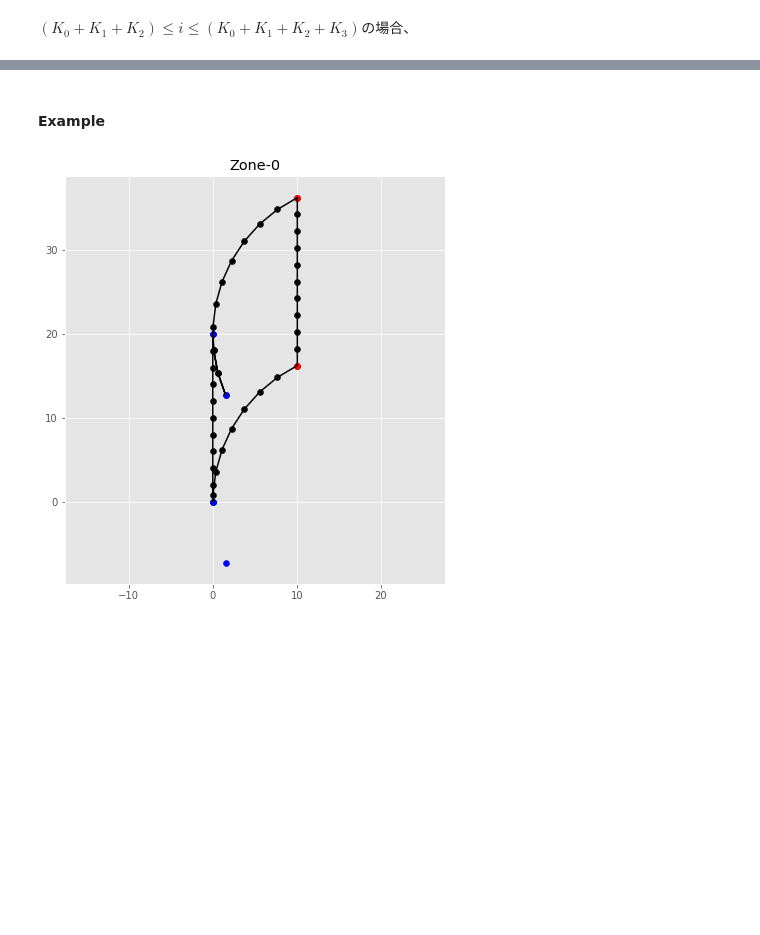
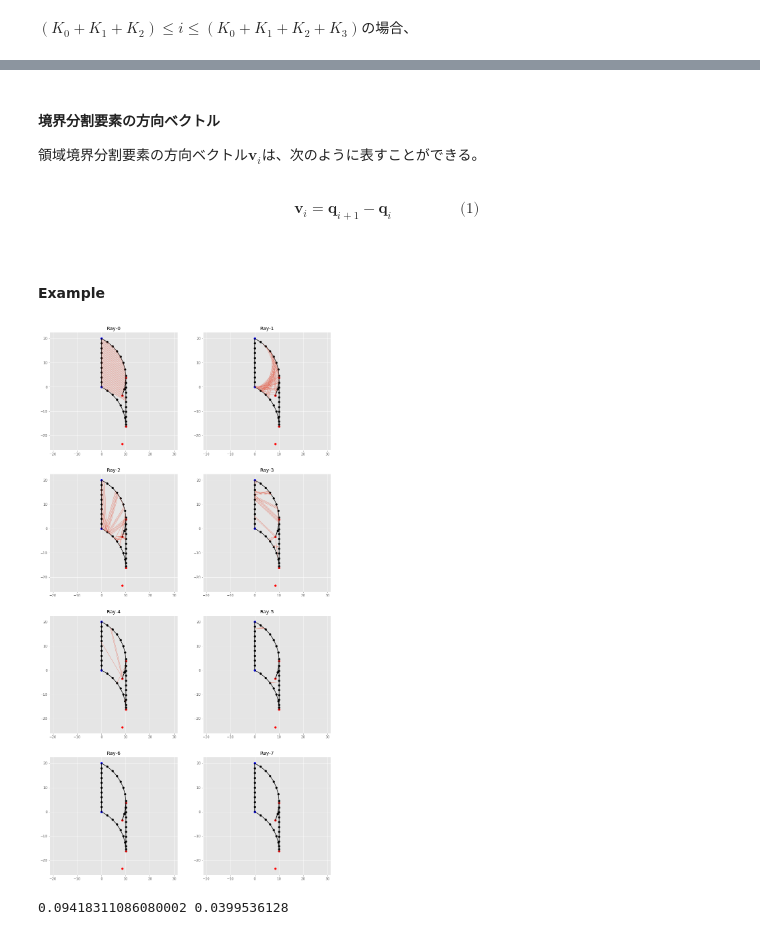
Before and after one commit to TerukiKOJIMA/WindowThermalSpec, a Jupyter notebook: HorizontalBlindAngularProperty.ipynb, the cells around one changed output, grey strips where cells are left out. Cells and saved outputs as stored; diff of their text form; code cells hidden in the pictures; blank space fills up the shorter version.

```diff
--- a/HorizontalBlindAngularProperty.ipynb
+++ b/HorizontalBlindAngularProperty.ipynb
@@ -1236,6 +734,7 @@ def position_vector_curve_q(L, K, qd, A, B, C, D, Ad, Bd, Cd, Dd, out_pt, in_pt)
 
     Kn = np.array([in_pt[0], K[0] - (out_pt[0] + out_pt[1]), in_pt[1], K[1],
                    in_pt[2], K[2] - (out_pt[2] + out_pt[3]), in_pt[3], K[3] + 1])
+
 
     if out_pt[0] != 0 or out_pt[1] != 0: Kn[1] = K[0] + 1 - (out_pt[0] + out_pt[1])
     if out_pt[2] != 0 or out_pt[3] != 0: Kn[6] = K[2] + 1 - (out_pt[2] + out_pt[3])
@@ -1285,13 +784,24 @@ def position_vector_curve_q(L, K, qd, A, B, C, D, Ad, Bd, Cd, Dd, out_pt, in_pt)
     for i in range(sKn[len(Kn)-1]):
         qn[i] -= Ad
 
-    return qn, sKn[len(Kn)-1] - 1
+    return qn, sKn
+# %% [markdown]
+#### 境界分割要素の方向ベクトル
+
+領域境界分割要素の方向ベクトル$\boldsymbol{v}_i$は、次のように表すことができる。
+# %% [markdown]
+$$
+\begin{eqnarray}
+ &\displaystyle \boldsymbol{v}_i = \boldsymbol{q}_{i+1} - \boldsymbol{q}_i& \qquad\qquad\text{(1)} \nonumber\\
+\end{eqnarray}
+$$
 # %%
 #領域境界の分割要素の方向ベクトル
 def direction_vector(q, sK):
-    v = np.empty((sK, 2), dtype=object)
-    for i in range(sK):
-        v[i] = [q[i+1][0] - q[i][0], q[i+1][1] - q[i][1]]
+
+    v = np.empty((sK[len(sK) - 1] - 1, 2), dtype=object)
+    for i in range(sK[len(sK) - 1] - 1):
+        v[i] = q[i + 1] - q[i]
 
     return v
 # %% [markdown]
@@ -1299,7 +809,7 @@ def direction_vector(q, sK):
 # %%
 if __name__ == '__main__':
     #hbl_input( W, d, S, REFUS, REFUD, REFLS, REFLD, psi, phi )
-    hbl = hbl_input( 25., 5., 20., 0.8, 0.8, 0.2, 0.2, 70., 30. )#d<0未考慮, dが大きすぎると下のスラットを貫通する場合がある
+    hbl = hbl_input( 25., 5., 20., 0.8, 0.8, 0.2, 0.2, -70., 30. )#d<0未考慮, dが大きすぎると下のスラットを貫通する場合がある
     #hbl = hbl_input( 25., 0., 20., 0.8, 0.8, 0.2, 0.2, 70., 30. )
 
     # W：スラット幅 (mm)
@@ -1313,6 +823,8 @@ if __name__ == '__main__':
     # phi：プロファイル角 (°)
 
     K = np.array([10, 10, 10, 10])       #領域境界の微小線分要素分割数(各境界)
+    M = 100                              #入射開口の微小線分要素分割数
+    lmax = 100                           #最大反射回数
 
     A = slat_edge_position(hbl)[0]
     B = slat_edge_position(hbl)[1]
@@ -1336,33 +848,62 @@ if __name__ == '__main__':
     elif hbl.d != 0:
         qd = position_vector_curve_qd(hbl, K, O, r, theta, A, B, C, D, Ad, Bd, Cd, Dd)
 
         out_pt = position_specific_qd(hbl, K, qd, A, B, C, D, Ad, Bd, Cd, Dd)[0]
         in_pt = position_specific_qd(hbl, K, qd, A, B, C, D, Ad, Bd, Cd, Dd)[1]
 
         q = position_vector_curve_q(hbl, K, qd, A, B, C, D, Ad, Bd, Cd, Dd, out_pt, in_pt)[0]
         sK = position_vector_curve_q(hbl, K, qd, A, B, C, D, Ad, Bd, Cd, Dd, out_pt, in_pt)[1]
 
-    l = 2
+    v = direction_vector(q, sK)
+
+    tau_s = specular_reflection(hbl, M, lmax, sK)[0]
+    rho_s = specular_reflection(hbl, M, lmax, sK)[1]
+
+    p = specular_reflection(hbl, M, lmax, sK)[2]
+    s = specular_reflection(hbl, M, lmax, sK)[3]
+
+    l = specular_reflection(hbl, M, lmax, sK)[4]
+
+    #グラフの描画
+    gx = np.empty((M, lmax, 2), dtype=object)
+    gy = np.empty((M, lmax, 2), dtype=object)
+    for ll in range(l):
+        for m in range(0, M, 2):
+            gx[m][ll] = [p[m][ll][0], p[m][ll + 1][0]]
+            gy[m][ll] = [p[m][ll][1], p[m][ll + 1][1]]
+
+
+    #l = 2
     ax = np.empty(l, dtype = np.object)
     fig = plt.figure(figsize = (15, 7.5 * ((l + 1) // 2)))
     plt.style.use('ggplot')
 
     for ll in range(l-1):
         ax[ll] = fig.add_subplot((l+1) // 2, 2, ll + 1)
-        ax[ll].set_title('Zone-' + str(ll))
+        ax[ll].set_title('Ray-' + str(ll))
         ax[ll].plot(q[:, 0], q[:, 1], color='k')
         ax[ll].scatter(q[:, 0], q[:, 1], color='k')
 
         ax[ll].scatter(A[0]-Ad[0], A[1]-Ad[1], color='b')
         ax[ll].scatter(B[0]-Ad[0], B[1]-Ad[1], color='r')
         ax[ll].scatter(C[0]-Ad[0], C[1]-Ad[1], color='r')
         ax[ll].scatter(D[0]-Ad[0], D[1]-Ad[1], color='b')
         ax[ll].scatter(Ad[0]-Ad[0], Ad[1]-Ad[1], color='b')
         ax[ll].scatter(Bd[0]-Ad[0], Bd[1]-Ad[1], color='r')
         ax[ll].scatter(Cd[0]-Ad[0], Cd[1]-Ad[1], color='r')
         ax[ll].scatter(Dd[0]-Ad[0], Dd[1]-Ad[1], color='b')
+
+        for m in range(M):
+            ax[ll].plot(gx[m][ll], gy[m][ll], color='C0', linewidth=0.5)
+        #ax.scatter(p[:, 1, 0], p[:, 1, 1], color='C0')
         plt.axis('equal')
 
     plt.show()
+
+    #print(sK)
+    #print(q)
+    #print(v)
+    print(tau_s, rho_s)
 # %% [output]
-[figure, old version]
+[figure, new version]
+0.09418311086080002 0.0399536128
```
Also changed, not shown: parts of 56 cells of this notebook.
